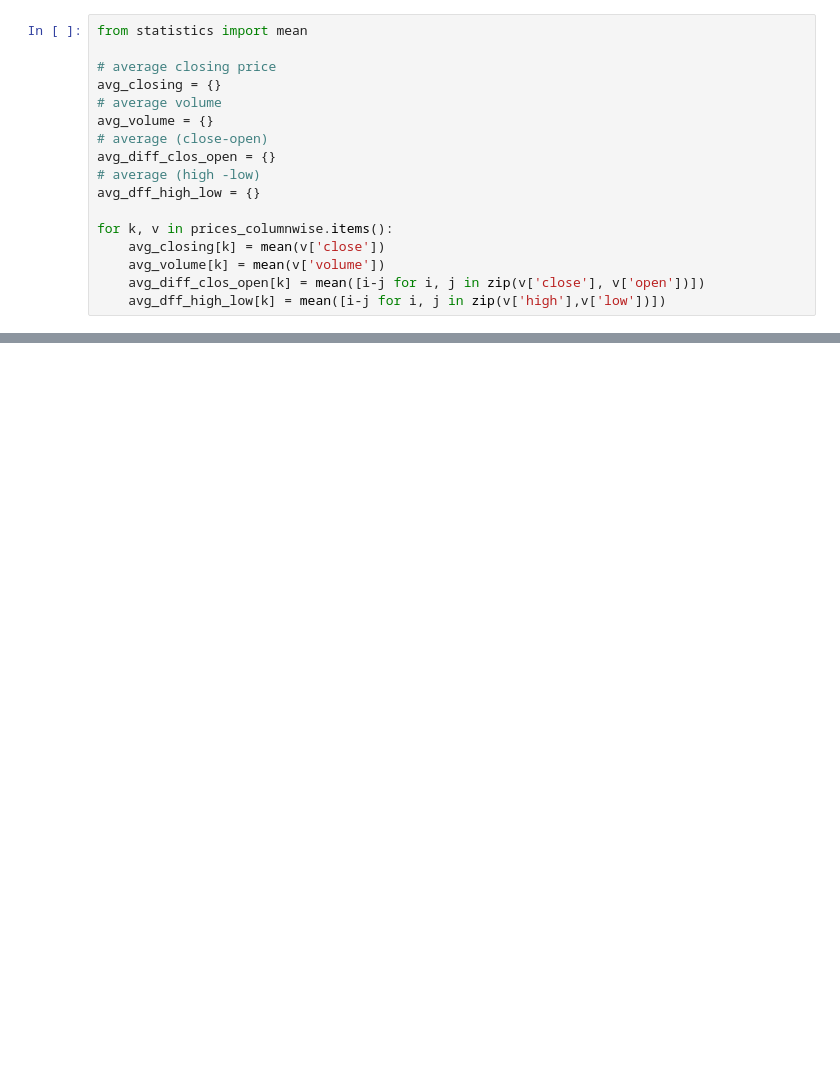
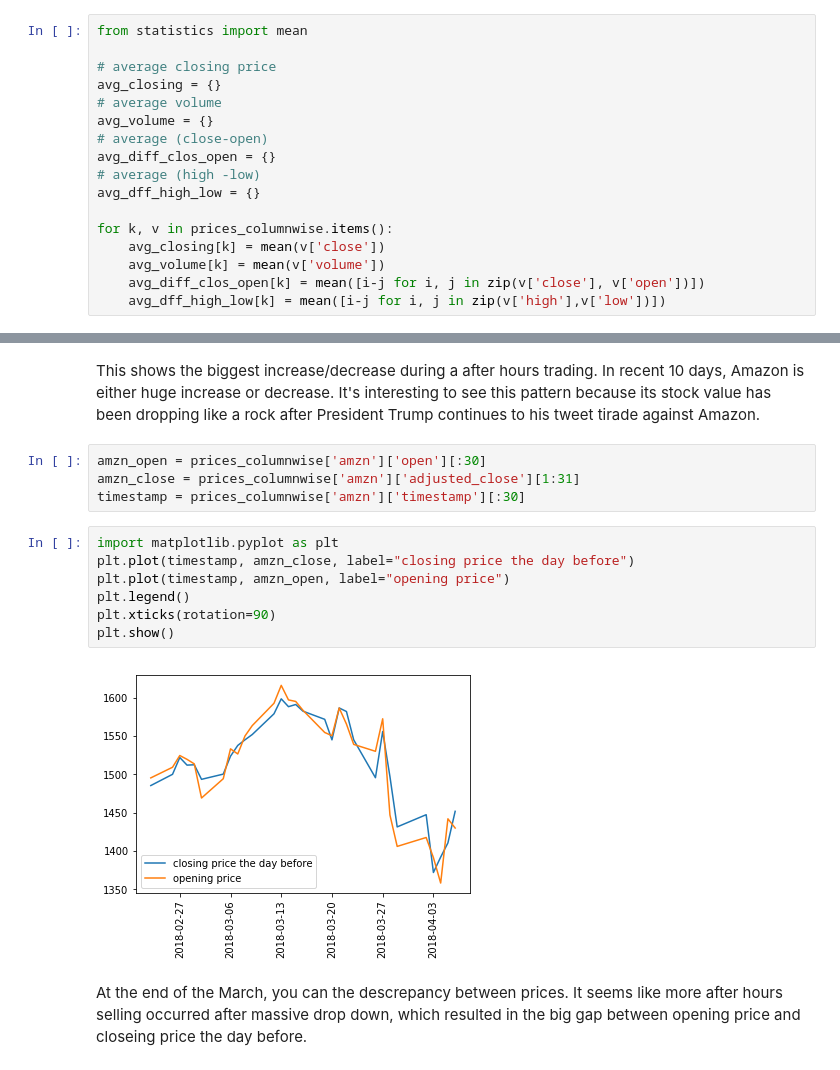
Before and after one commit to suewoon/portfolio-assessment, a Jupyter notebook: notebooks/stock-data-analysis.ipynb, the cells around one changed output, grey strips where cells are left out. Drawn from its saved outputs; the diff is of its cells as text; blank space fills up the shorter version.

```diff
--- a/notebooks/stock-data-analysis.ipynb
+++ b/notebooks/stock-data-analysis.ipynb
@@ -259,0 +276,17 @@ path+"/"
+# %% [markdown]
+This shows the biggest increase/decrease during a after hours trading. In recent 10 days, Amazon is either huge increase or decrease. It's interesting to see this pattern because its stock value has been dropping like a rock after President Trump continues to his tweet tirade against Amazon.
+# %%
+amzn_open = prices_columnwise['amzn']['open'][:30]
+amzn_close = prices_columnwise['amzn']['adjusted_close'][1:31]
+timestamp = prices_columnwise['amzn']['timestamp'][:30]
+# %%
+import matplotlib.pyplot as plt
+plt.plot(timestamp, amzn_close, label="closing price the day before")
+plt.plot(timestamp, amzn_open, label="opening price")
+plt.legend()
+plt.xticks(rotation=90)
+plt.show()
+# %% [output]
+[figure, added]
+# %% [markdown]
+At the end of the March, you can the descrepancy between prices. It seems like more after hours selling occurred after massive drop down, which resulted in the big gap between opening price and closeing price the day before.
```
Also changed, not shown: parts of 45 cells of this notebook, 3 other files.
